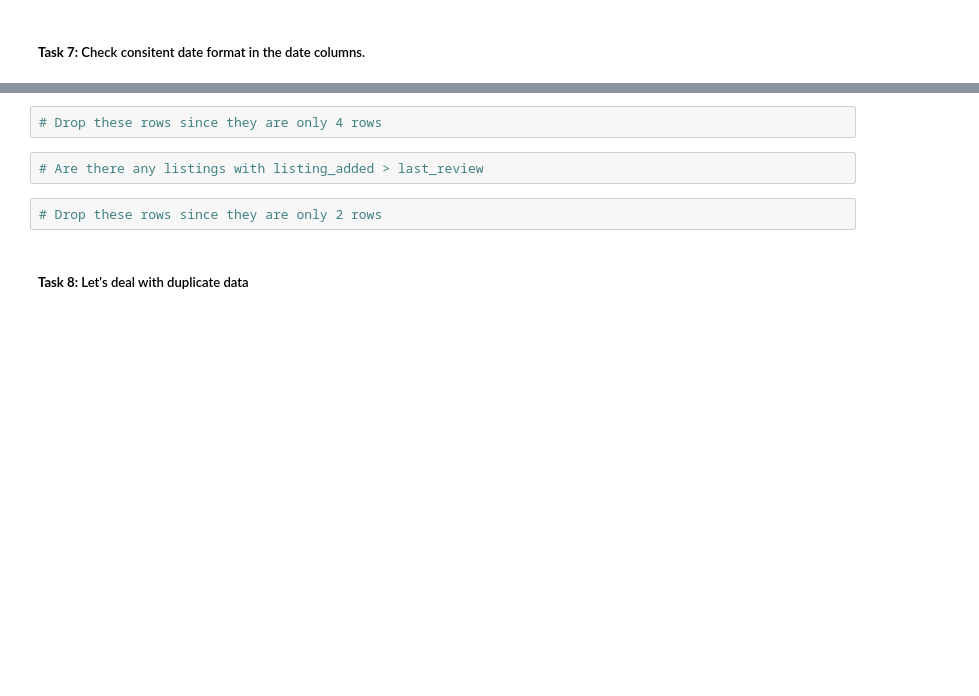
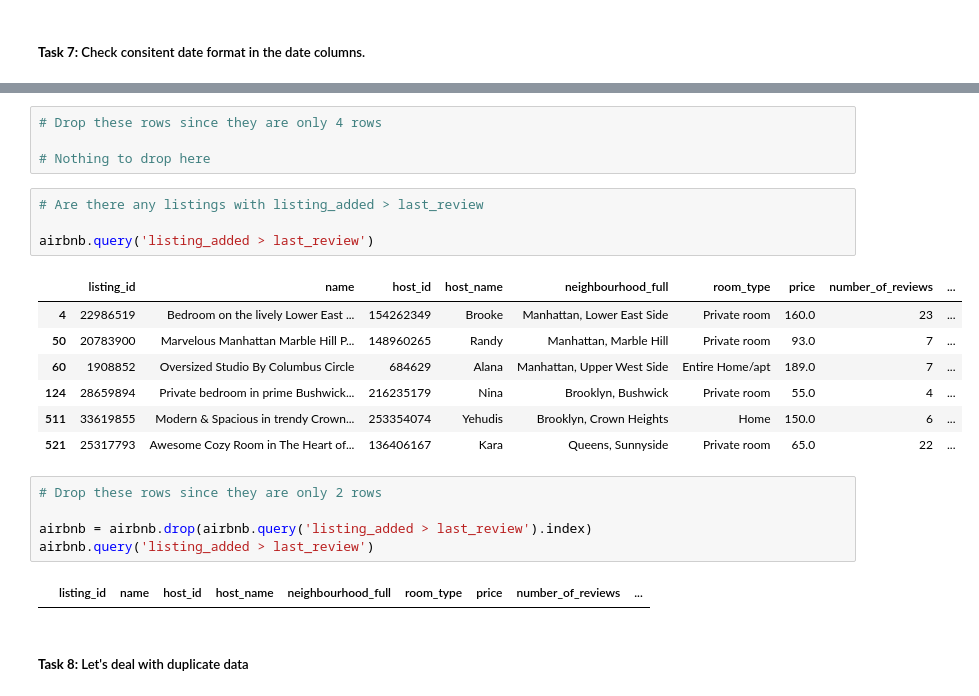
Before and after one commit to Sunkarr/ZHAW, a Jupyter notebook: Semester 2/Data Engineering 1/W3/DatEng_P03.ipynb, the cells around one changed output, grey strips where cells are left out. Drawn from its saved outputs; the diff is of its cells as text; blank space fills up the shorter version.

```diff
--- a/Semester 2/Data Engineering 1/W3/DatEng_P03.ipynb
+++ b/Semester 2/Data Engineering 1/W3/DatEng_P03.ipynb
@@ -424,9 +458,26 @@ airbnb.query('rating > 5.0')
 # %%
 # Drop these rows since they are only 4 rows
+
+# Nothing to drop here
 # %%
 # Are there any listings with listing_added > last_review
+
+airbnb.query('listing_added > last_review')
+# %% [output]
+|  | listing_id | name | host_id | host_name | neighbourhood_full | room_type | price | number_of_reviews | ... |
+| 4 | 22986519 | Bedroom on the lively Lower East ... | 154262349 | Brooke | Manhattan, Lower East Side | Private room | 160.0 | 23 | ... |
+| 50 | 20783900 | Marvelous Manhattan Marble Hill P... | 148960265 | Randy | Manhattan, Marble Hill | Private room | 93.0 | 7 | ... |
+| 60 | 1908852 | Oversized Studio By Columbus Circle | 684629 | Alana | Manhattan, Upper West Side | Entire Home/apt | 189.0 | 7 | ... |
+| 124 | 28659894 | Private bedroom in prime Bushwick... | 216235179 | Nina | Brooklyn, Bushwick | Private room | 55.0 | 4 | ... |
+| 511 | 33619855 | Modern & Spacious in trendy Crown... | 253354074 | Yehudis | Brooklyn, Crown Heights | Home | 150.0 | 6 | ... |
+| 521 | 25317793 | Awesome Cozy Room in The Heart of... | 136406167 | Kara | Queens, Sunnyside | Private room | 65.0 | 22 | ... |
 # %%
 # Drop these rows since they are only 2 rows
+
+airbnb = airbnb.drop(airbnb.query('listing_added > last_review').index)
+airbnb.query('listing_added > last_review')
+# %% [output]
+|  | listing_id | name | host_id | host_name | neighbourhood_full | room_type | price | number_of_reviews | ... |
 # %% [markdown]
 ##### **Task 8:** Let's deal with duplicate data
 # %% [markdown]
```
Also changed, not shown: parts of 18 cells of this notebook.
